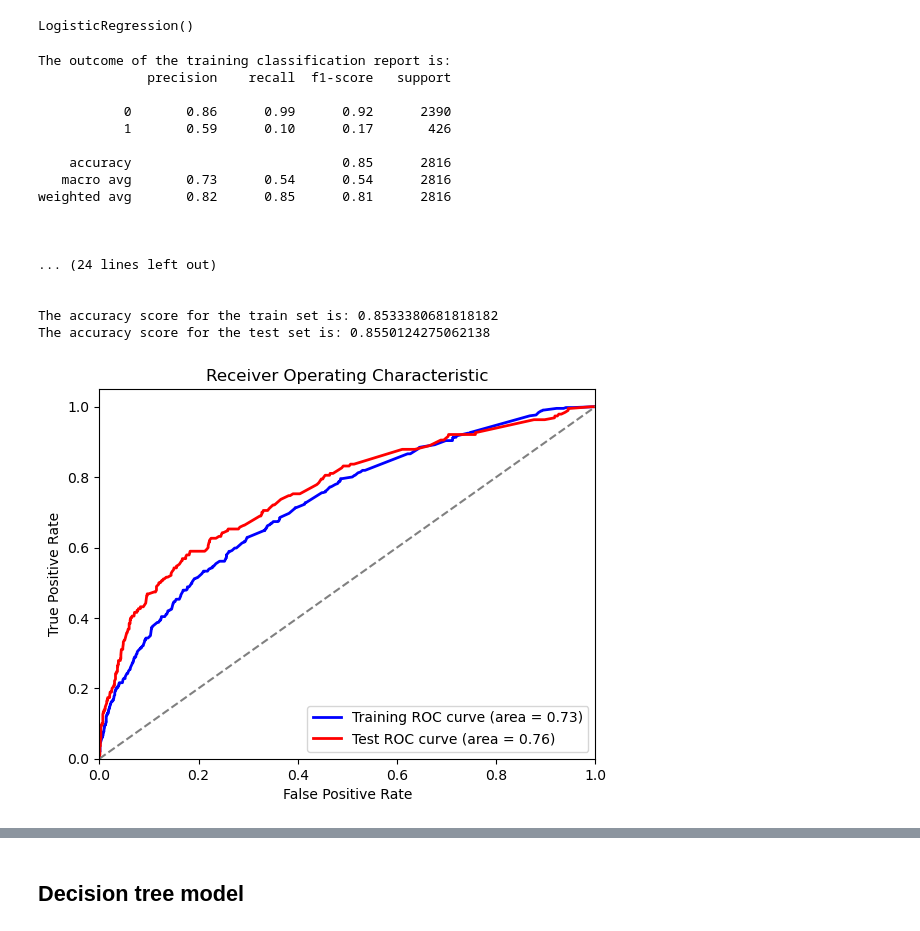
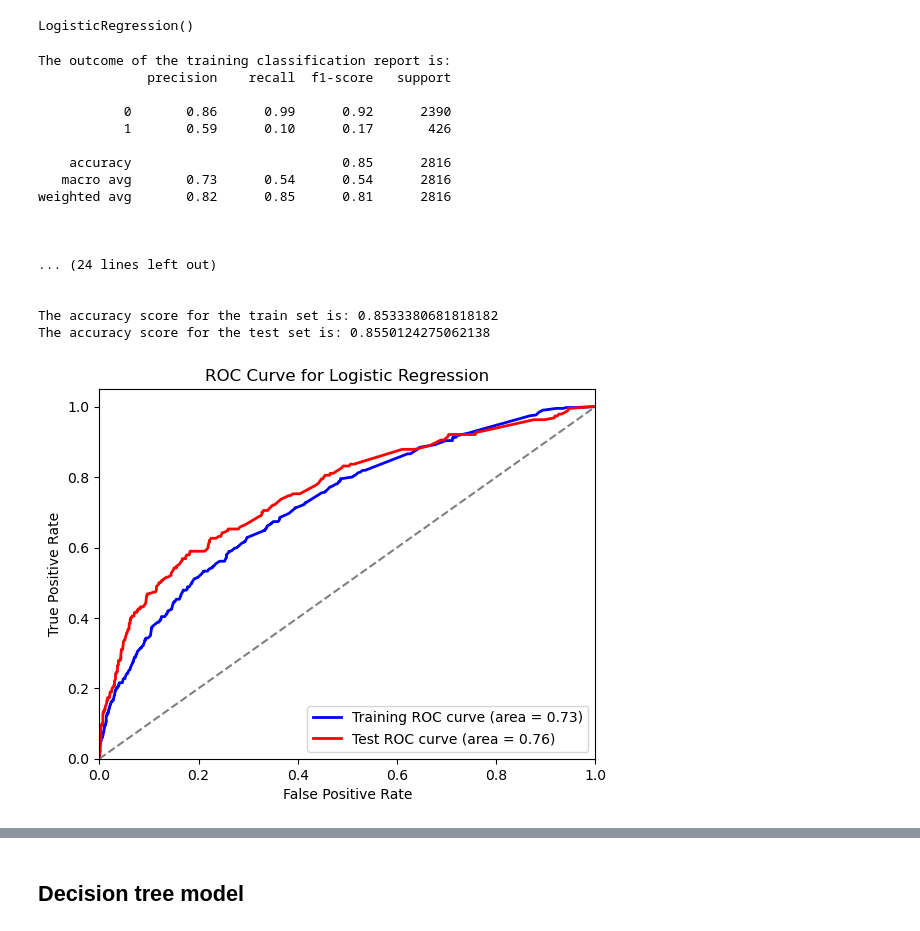
Before and after one commit to Ogam-Alvin/Phase_3_Project, a Jupyter notebook: breast_cancer_classification.ipynb, the cells around one changed output, grey strips where cells are left out. Saved outputs shown, nothing was run; the diff lists cells and outputs as text; code cells hidden in the pictures.

```diff
--- a/breast_cancer_classification.ipynb
+++ b/breast_cancer_classification.ipynb
@@ -386,32 +415,32 @@ fpr_test, tpr_test, threshold_test = roc_curve(y_test, y_test_prob)
 roc_auc_test = auc(fpr_test, tpr_test)
 #plot the ROC curve
 plt.figure()
 plt.plot(fpr_train, tpr_train, color='blue', lw=2, label=f'Training ROC curve (area = {roc_auc_train:.2f})')
 plt.plot(fpr_test, tpr_test, color='red', lw=2, label=f'Test ROC curve (area = {roc_auc_test:.2f})')
 plt.plot([0, 1], [0, 1], color='gray', linestyle='--')
 plt.xlim([0.0, 1.0])
 plt.ylim([0.0, 1.05])
 plt.xlabel('False Positive Rate')
 plt.ylabel('True Positive Rate')
-plt.title('Receiver Operating Characteristic')
+plt.title('ROC Curve for Logistic Regression')
 plt.legend(loc="lower right")
 plt.show()
 # %% [output]
 The outcome of the training classification report is:
               precision    recall  f1-score   support
 
            0       0.86      0.99      0.92      2390
            1       0.59      0.10      0.17       426
 
     accuracy                           0.85      2816
    macro avg       0.73      0.54      0.54      2816
 weighted avg       0.82      0.85      0.81      2816
 
 
 
 ... (24 lines left out)
 
 
 The accuracy score for the train set is: 0.8533380681818182
 The accuracy score for the test set is: 0.8550124275062138
-[figure, old version]
+[figure, new version]
```
Also changed, not shown: parts of 8 cells of this notebook, 1 other file.
